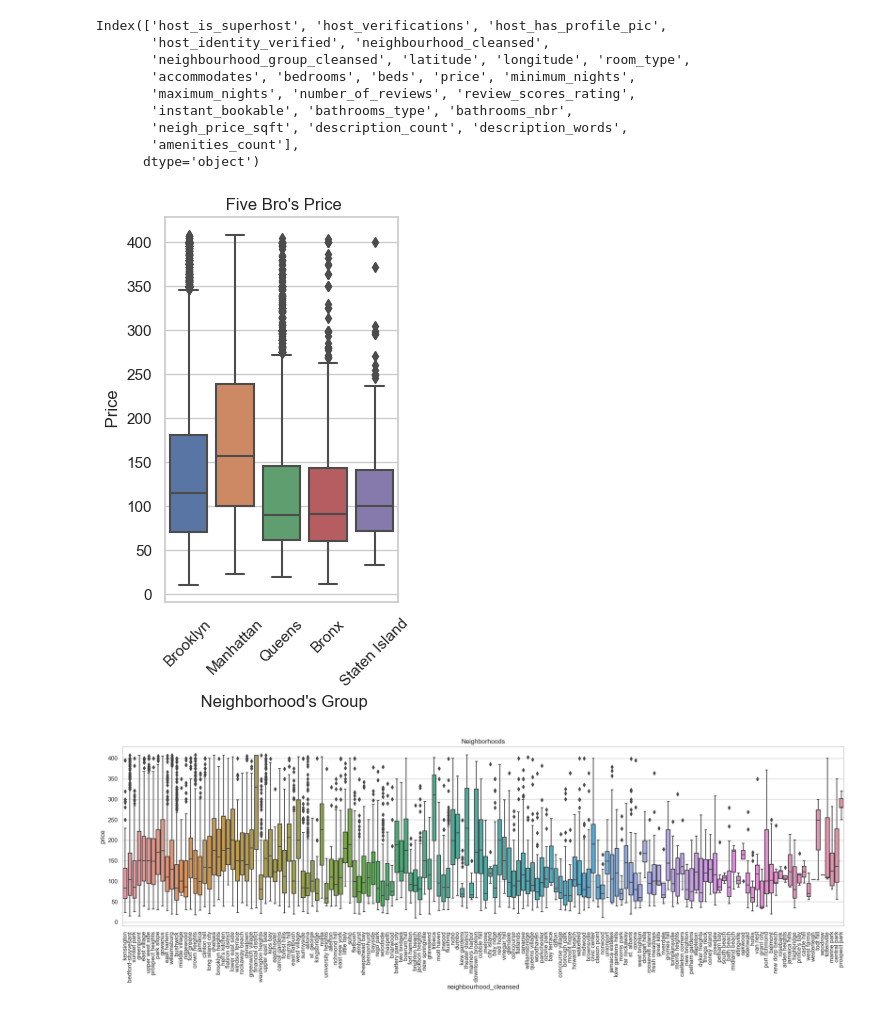
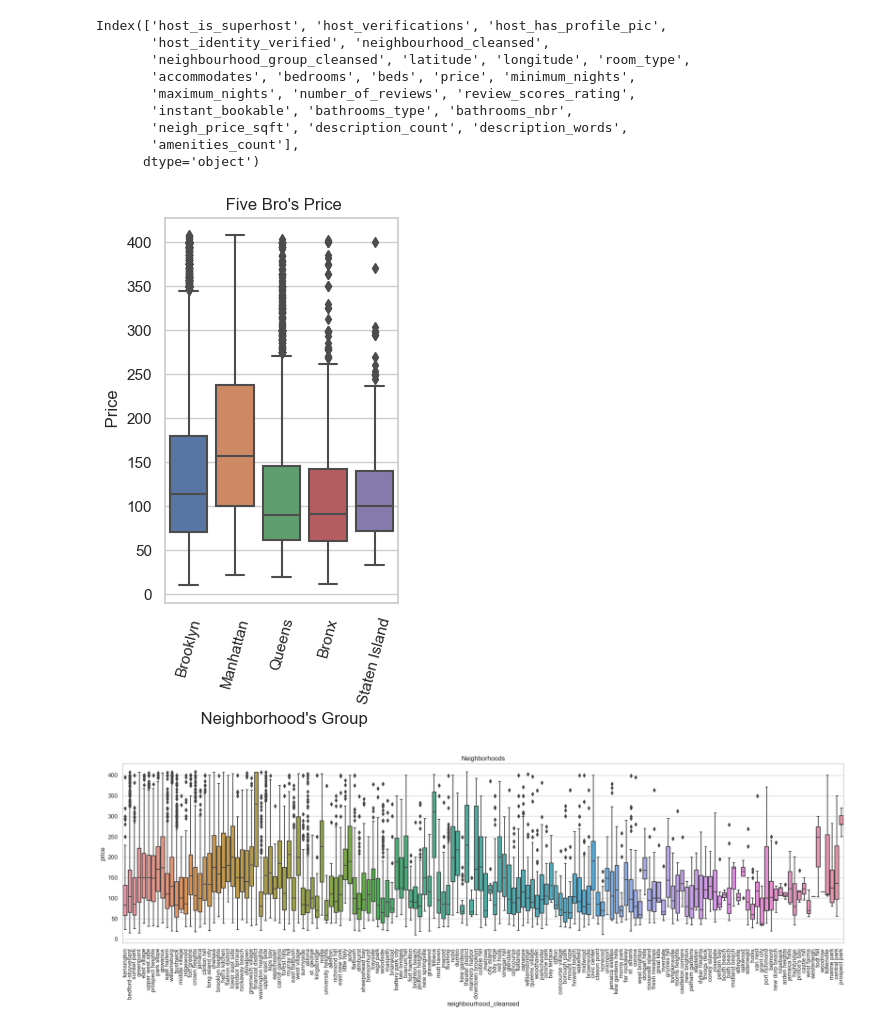
Before and after one commit to sresende/airbnb_data_analysis, a Jupyter notebook: code/02 Exploratory Data Analysis.ipynb, the cells around one changed output. Drawn from its saved outputs; the diff is of its cells as text; code cells hidden in the pictures.

```diff
--- a/code/02 Exploratory Data Analysis.ipynb
+++ b/code/02 Exploratory Data Analysis.ipynb
@@ -211,16 +209,16 @@ Index(['host_is_superhost', 'host_verifications', 'host_has_profile_pic',
 # %%
 #Plotting Categorical Features and target
 plt.figure(figsize = (3, 5))
 plt.title(" Five Bro's Price")
 
 
 sns.set(style='whitegrid')
 ax = sns.boxplot(x ='neighbourhood_group_cleansed', y ='price', data = listing, )
-ax.set_xticklabels(ax.get_xticklabels(),rotation=45)
+ax.set_xticklabels(ax.get_xticklabels(),rotation=75)
 plt.xlabel(" Neighborhood's Group")
 plt.ylabel(" Price");
 # %% [output]
-[figure, old version]
+[figure, new version]
 # %%
 # modify to get 10 Top
 #Plotting Categorical Features and target
```
Also changed, not shown: parts of 7 cells of this notebook, 12 other files.
